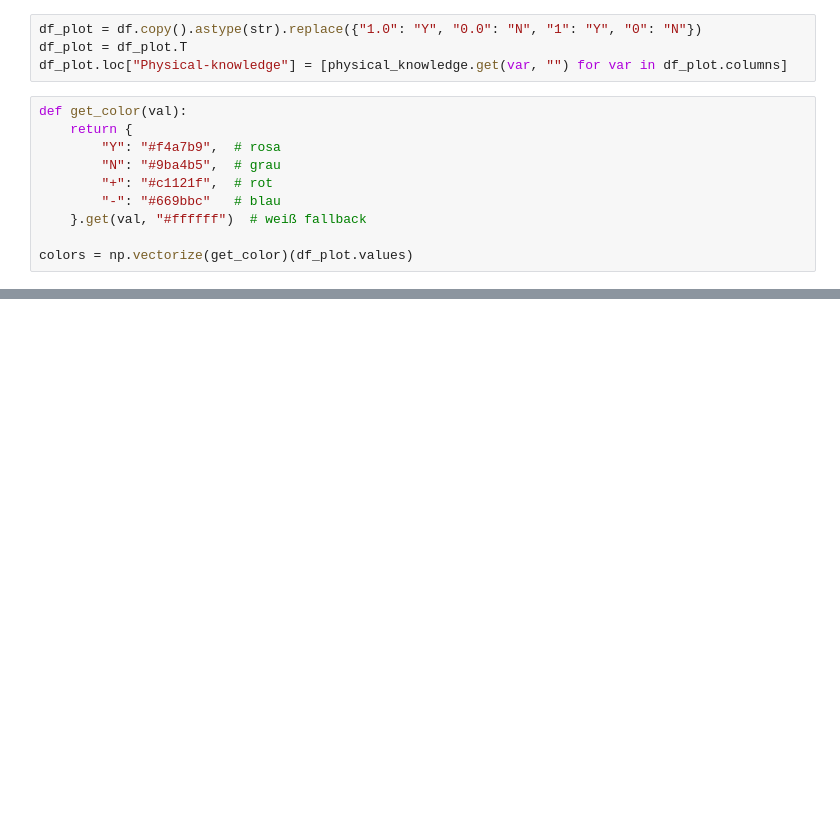
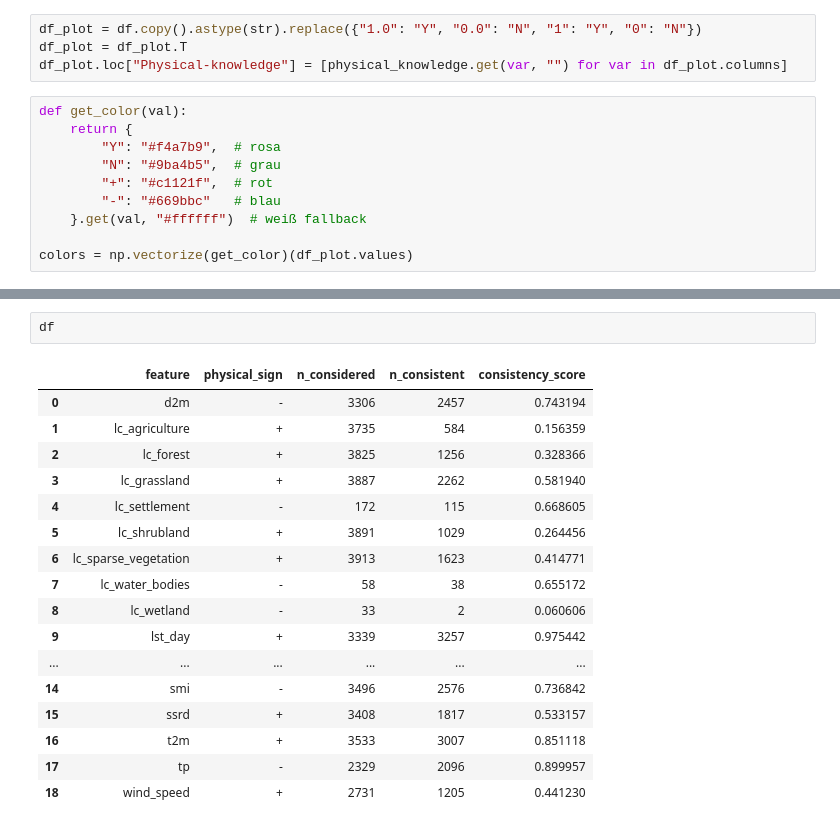
Before and after one commit to paulinebecker2002/mesogeos, a Jupyter notebook: outputs/modell_interpretierbarkeit_heatmap.ipynb, the cells around one changed output, grey strips where cells are left out. Saved outputs shown, nothing was run; the diff lists cells and outputs as text; blank space fills up the shorter version.

```diff
--- a/outputs/modell_interpretierbarkeit_heatmap.ipynb
+++ b/outputs/modell_interpretierbarkeit_heatmap.ipynb
@@ -49,0 +82,20 @@ plt.show()
+# %%
+df
+# %% [output]
+|  | feature | physical_sign | n_considered | n_consistent | consistency_score |
+| 0 | d2m | - | 3306 | 2457 | 0.743194 |
+| 1 | lc_agriculture | + | 3735 | 584 | 0.156359 |
+| 2 | lc_forest | + | 3825 | 1256 | 0.328366 |
+| 3 | lc_grassland | + | 3887 | 2262 | 0.581940 |
+| 4 | lc_settlement | - | 172 | 115 | 0.668605 |
+| 5 | lc_shrubland | + | 3891 | 1029 | 0.264456 |
+| 6 | lc_sparse_vegetation | + | 3913 | 1623 | 0.414771 |
+| 7 | lc_water_bodies | - | 58 | 38 | 0.655172 |
+| 8 | lc_wetland | - | 33 | 2 | 0.060606 |
+| 9 | lst_day | + | 3339 | 3257 | 0.975442 |
+| ... | ... | ... | ... | ... | ... |
+| 14 | smi | - | 3496 | 2576 | 0.736842 |
+| 15 | ssrd | + | 3408 | 1817 | 0.533157 |
+| 16 | t2m | + | 3533 | 3007 | 0.851118 |
+| 17 | tp | - | 2329 | 2096 | 0.899957 |
+| 18 | wind_speed | + | 2731 | 1205 | 0.441230 |
```
Also changed, not shown: parts of 17 cells of this notebook, 5 other files.
